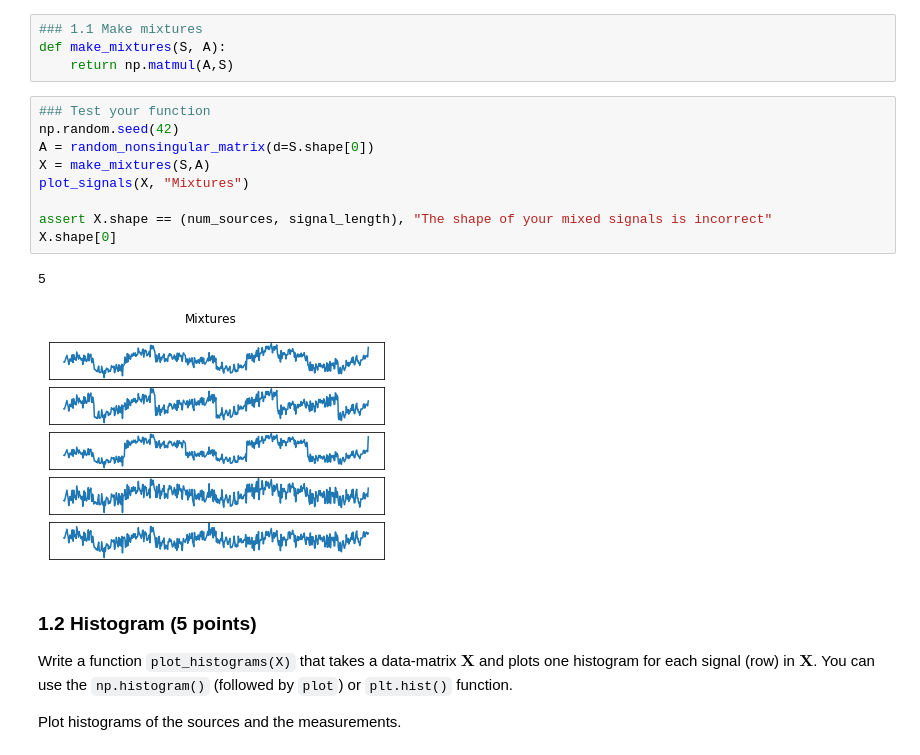
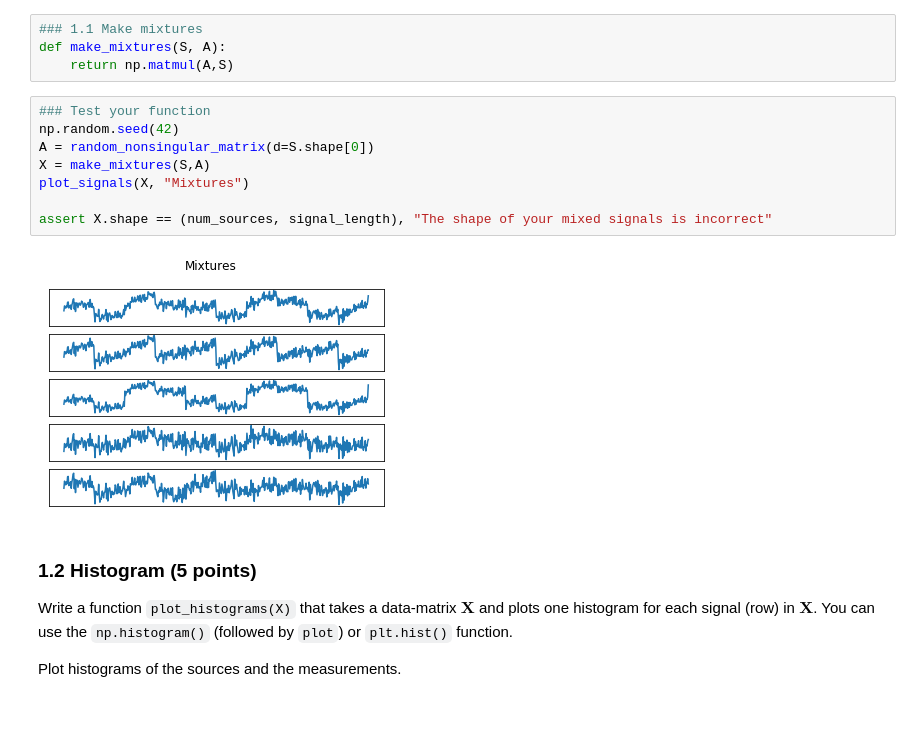
Before and after one commit to florianmohnert/ML2, a Jupyter notebook: lab1/lab1.ipynb, the cells around one changed output. Saved outputs shown, nothing was run; the diff lists cells and outputs as text; blank space fills up the shorter version.

```diff
--- a/lab1/lab1.ipynb
+++ b/lab1/lab1.ipynb
@@ -100,15 +100,13 @@ def make_mixtures(S, A):
 # %%
 ### Test your function
 np.random.seed(42)
 A = random_nonsingular_matrix(d=S.shape[0])
 X = make_mixtures(S,A)
 plot_signals(X, "Mixtures")
 
 assert X.shape == (num_sources, signal_length), "The shape of your mixed signals is incorrect"
-X.shape[0]
 # %% [output]
-5
-[figure, old version]
+[figure, new version]
 # %% [markdown]
 ### 1.2 Histogram (5 points)
 Write a function `plot_histograms(X)` that takes a data-matrix $\mathbf{X}$ and plots one histogram for each signal (row) in $\mathbf{X}$. You can use the `np.histogram()` (followed by `plot`) or `plt.hist()` function.
```
Also changed, not shown: parts of 6 cells of this notebook.
